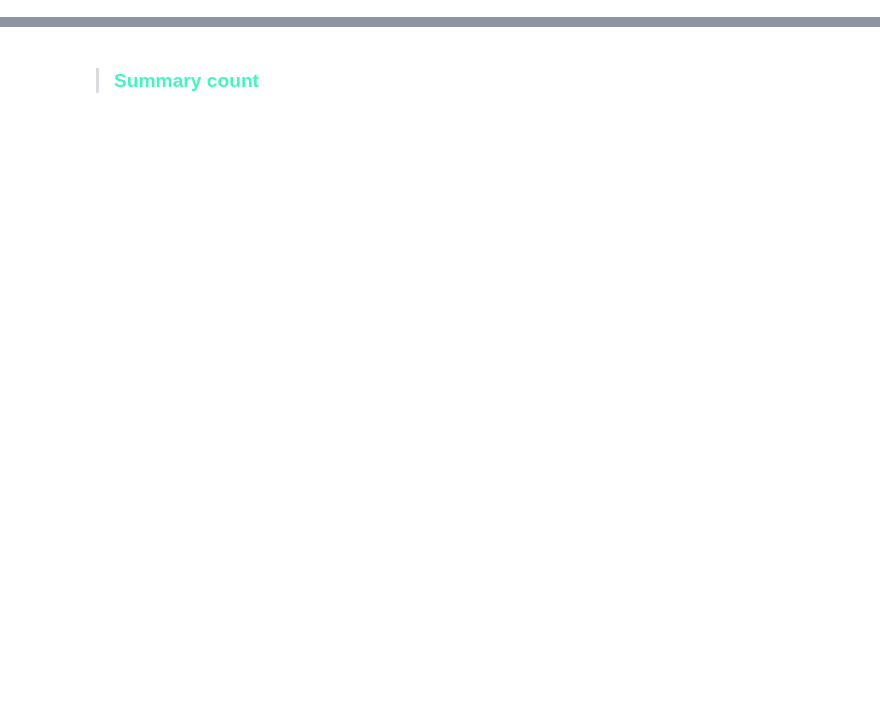
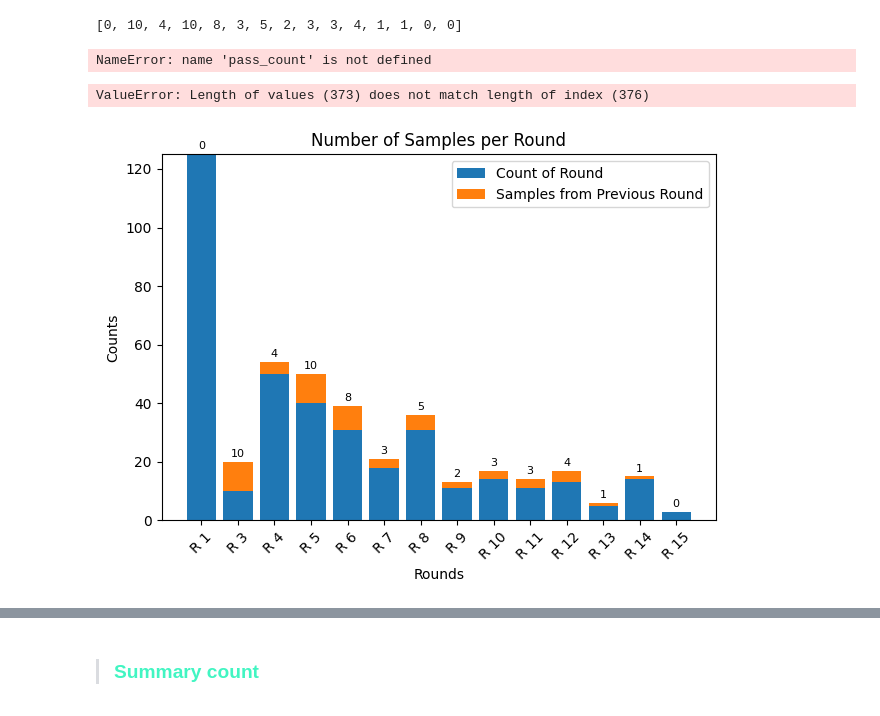
Before and after one commit to sineshawl/REDCap_Backup, a Jupyter notebook: main.ipynb, the cells around one changed output, grey strips where cells are left out. Drawn from its saved outputs; the diff is of its cells as text; code cells hidden in the pictures; blank space fills up the shorter version.

```diff
--- a/main.ipynb
+++ b/main.ipynb
@@ -0,0 +1,5 @@
+# %%
+import pandas as pd
+
+mydata = pd.read_csv('Vivax_Inventory.csv')
+mydata.head()
@@ -0,0 +13,2 @@
+# %%
+mydata.sort_values(by='round', inplace=True)
@@ -0,0 +68,28 @@
+# %%
+pass_count= [0] + pass_count + [0]
+pass_count
+# %% [output]
+[0, 10, 4, 10, 8, 3, 5, 2, 3, 3, 4, 1, 1, 0, 0]
+# %%
+holdd = []
+r_holder = []
+count = 0
+for r in mydata['round']:
+    if r in r_holder:
+        r_holder.append(r)
+        holdd.append('None')
+    else:
+        r_holder.append(r)
+        holdd.append(pass_count[count])
+        count +=1
+holdd
+
+count
+# %% [output]
+NameError: name 'pass_count' is not defined
+# %%
+new_data = mydata
+# new_data['count'] = holdd
+new_data['r_lists2'] = r_lists
+# %% [output]
+ValueError: Length of values (373) does not match length of index (376)
@@ -0,0 +104,37 @@
+# %%
+import matplotlib.pyplot as plt
+import numpy as np
+
+# Updated sample data to ensure consistency
+rounds = [1, 3, 4, 5, 6, 7, 8, 9, 10, 11, 12, 13, 14, 15]
+
+categories = [f'R {i}' for i in rounds]  # Create a list of categories
+count_of_round = [125, 10, 50, 40, 31, 18, 31, 11, 14, 11, 13, 5, 14, 3]
+pass_count = [0, 10, 4, 10, 8, 3, 5, 2, 3, 3, 4, 1, 1, 0]  # Ensure same length as count_of_round
+
+# Set the width and positions of the bars
+x = np.arange(len(categories))
+
+# Create the bar plot
+plt.bar(x, count_of_round, label='Count of Round')
+plt.bar(x, pass_count, bottom=count_of_round, label='Samples from Previous Round')  # Stacked on top of count_of_round
+
+# Add values on top of the pass_count bars
+for i in range(len(x)):
+    plt.text(x[i], count_of_round[i] + pass_count[i] + 1,  # Position the text above the pass_count segment
+             str(pass_count[i]), ha='center', va='bottom', fontsize=8, color='black')
+
+# Add labels and title
+plt.xlabel('Rounds')
+plt.ylabel('Counts')
+plt.title('Number of Samples per Round')
+plt.xticks(ticks=x, labels=categories, rotation=45)  # Set x-axis labels and rotate for readability
+plt.legend()  # Show legend
+
+# Show the plot
+plt.tight_layout()  # Adjust layout
+
+plt.savefig('stacked_bar_plot.png', format='png', dpi=300)  # Save with 300 dpi for high quality
+plt.show()
+# %% [output]
+[figure, added]
```
Also changed, not shown: parts of 20 cells of this notebook, 4 other files.
